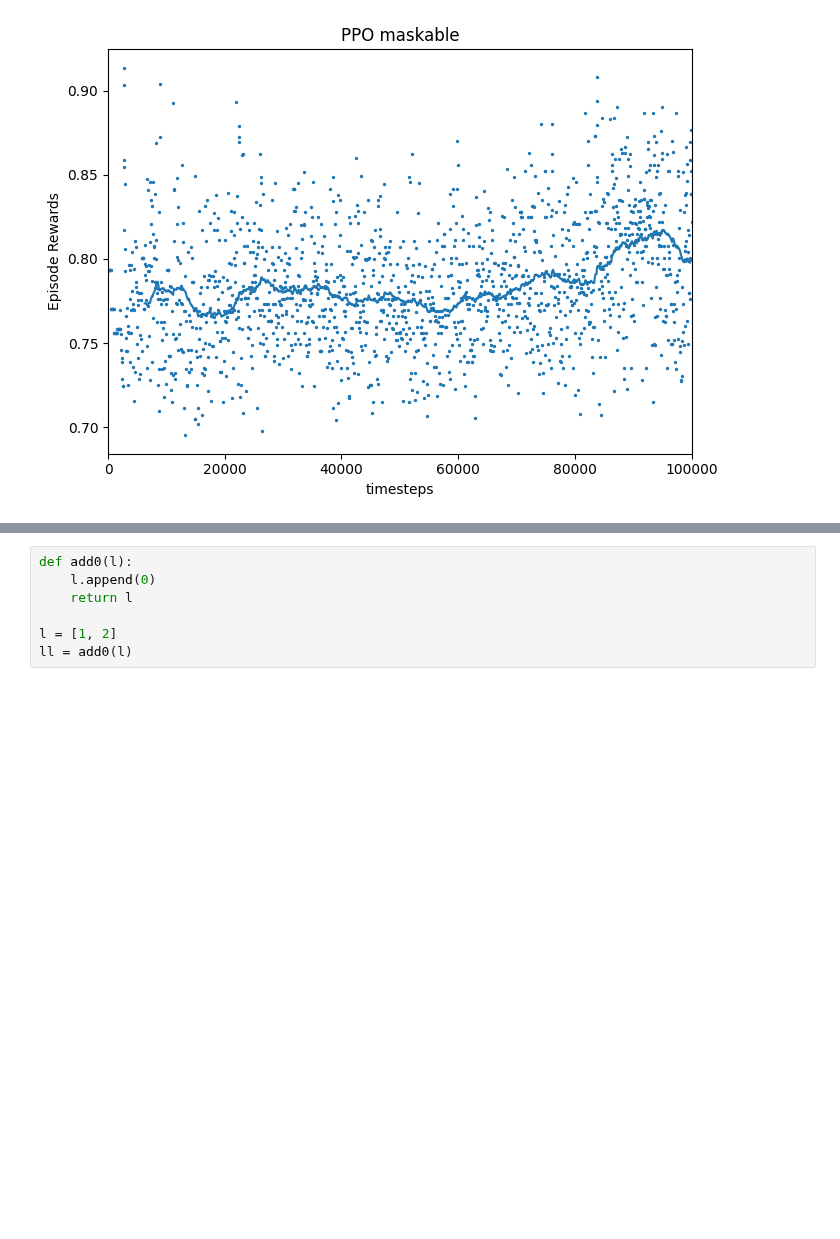
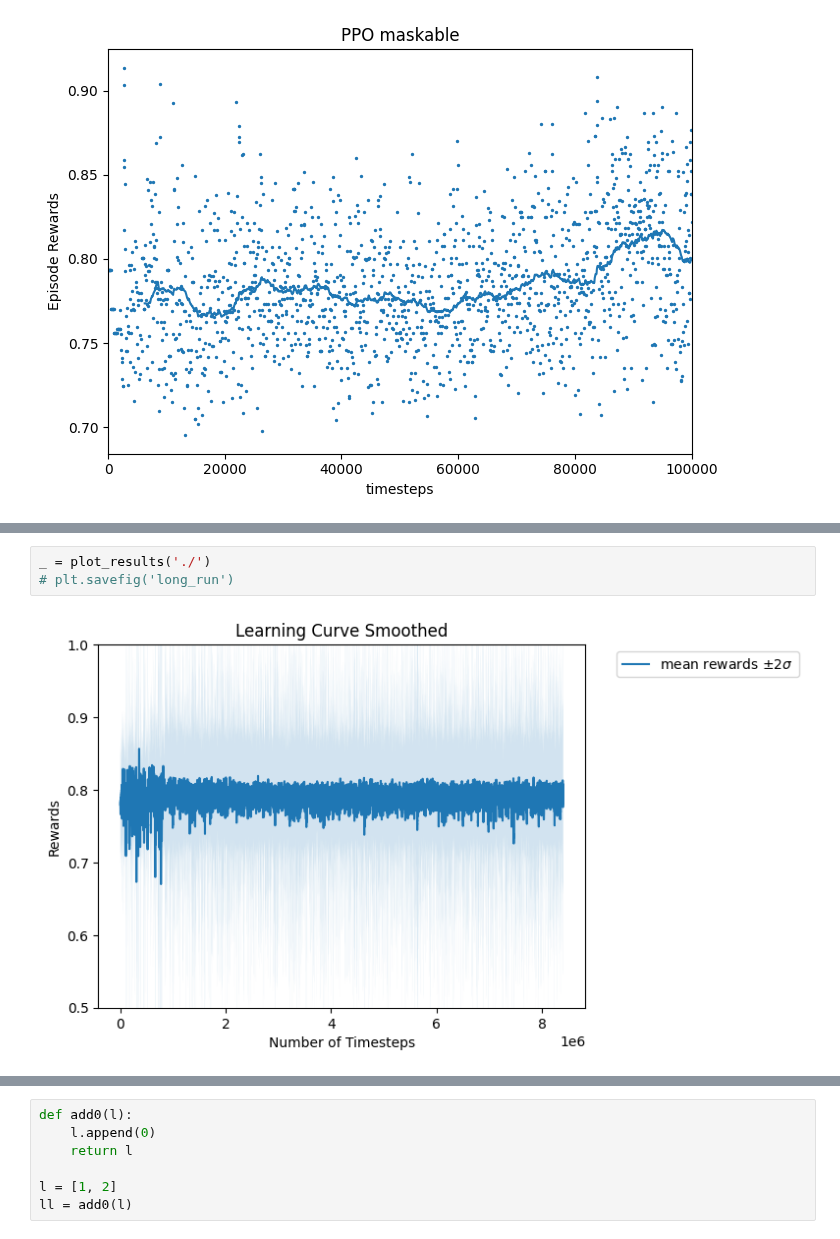
Before and after one commit to Farid-Najar/TransportersDilemma, a Jupyter notebook: RL/results.ipynb, the cells around one changed output, grey strips where cells are left out. Drawn from its saved outputs; the diff is of its cells as text; blank space fills up the shorter version.

```diff
--- a/RL/results.ipynb
+++ b/RL/results.ipynb
@@ -68,0 +64,5 @@ plot_results(log_dir)
+# %%
+_ = plot_results('./')
+# plt.savefig('long_run')
+# %% [output]
+[figure, added]
```
Also changed, not shown: parts of 6 cells of this notebook, 30 other files.
